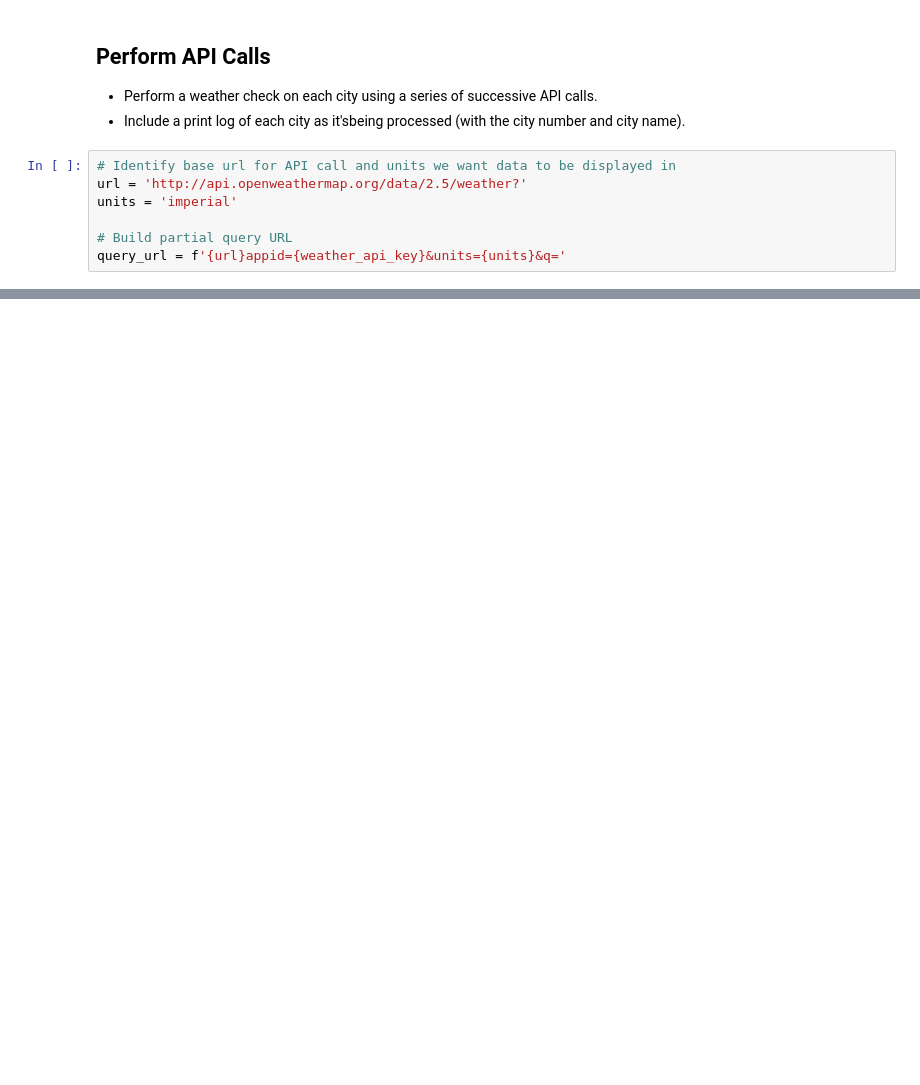
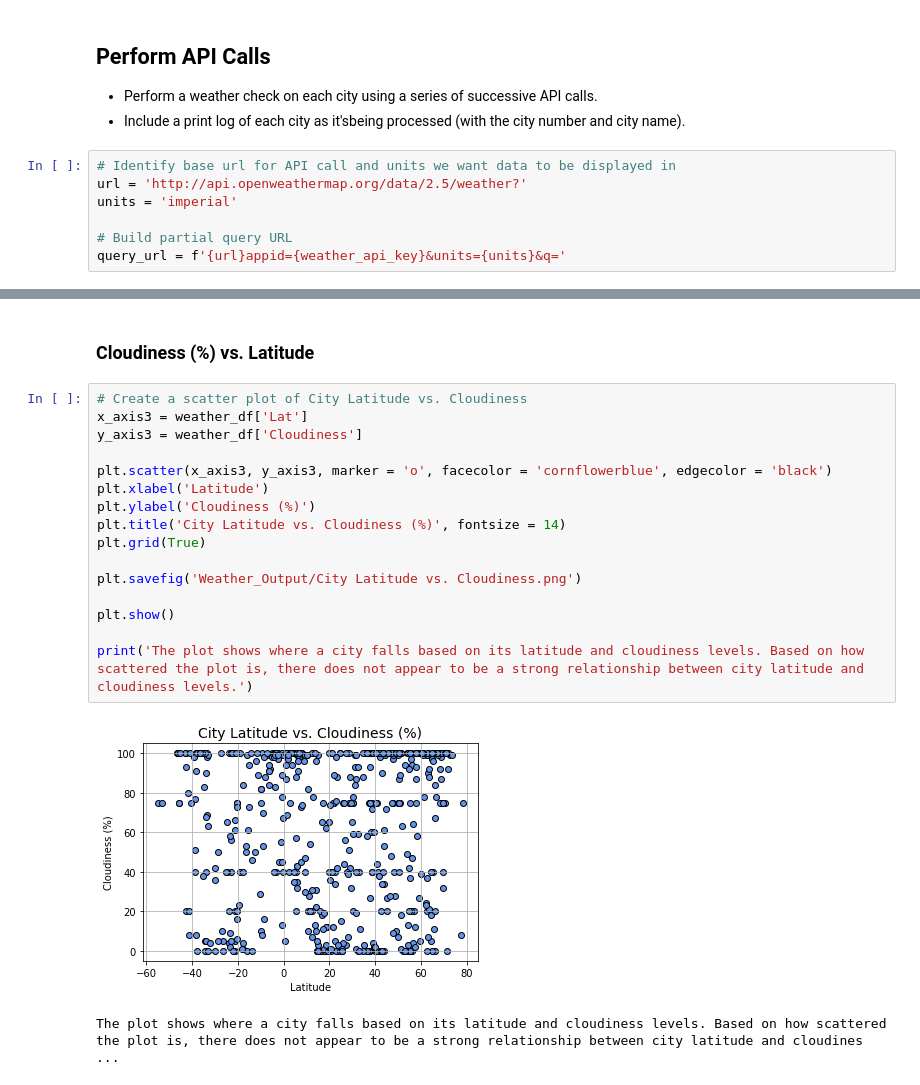
Before and after one commit to golson002/06-Python-API-Challenge, a Jupyter notebook: WeatherPy/WeatherPy_Submission.ipynb, the cells around one changed output, grey strips where cells are left out. Cells and saved outputs as stored; diff of their text form; blank space fills up the shorter version.

```diff
--- a/WeatherPy/WeatherPy_Submission.ipynb
+++ b/WeatherPy/WeatherPy_Submission.ipynb
@@ -129,0 +243,21 @@ weather_df
+# %% [markdown]
+### Cloudiness (%) vs. Latitude
+# %%
+# Create a scatter plot of City Latitude vs. Cloudiness
+x_axis3 = weather_df['Lat']
+y_axis3 = weather_df['Cloudiness']
+
+plt.scatter(x_axis3, y_axis3, marker = 'o', facecolor = 'cornflowerblue', edgecolor = 'black')
+plt.xlabel('Latitude')
+plt.ylabel('Cloudiness (%)')
+plt.title('City Latitude vs. Cloudiness (%)', fontsize = 14)
+plt.grid(True)
+
+plt.savefig('Weather_Output/City Latitude vs. Cloudiness.png')
+
+plt.show()
+
+print('The plot shows where a city falls based on its latitude and cloudiness levels. Based on how scattered the plot is, there does not appear to be a strong relationship between city latitude and cloudiness levels.')
+# %% [output]
+[figure, added]
+The plot shows where a city falls based on its latitude and cloudiness levels. Based on how scattered the plot is, there does not appear to be a strong relationship between city latitude and cloudines ...
```
Also changed, not shown: parts of 30 cells of this notebook, 5 other files.
